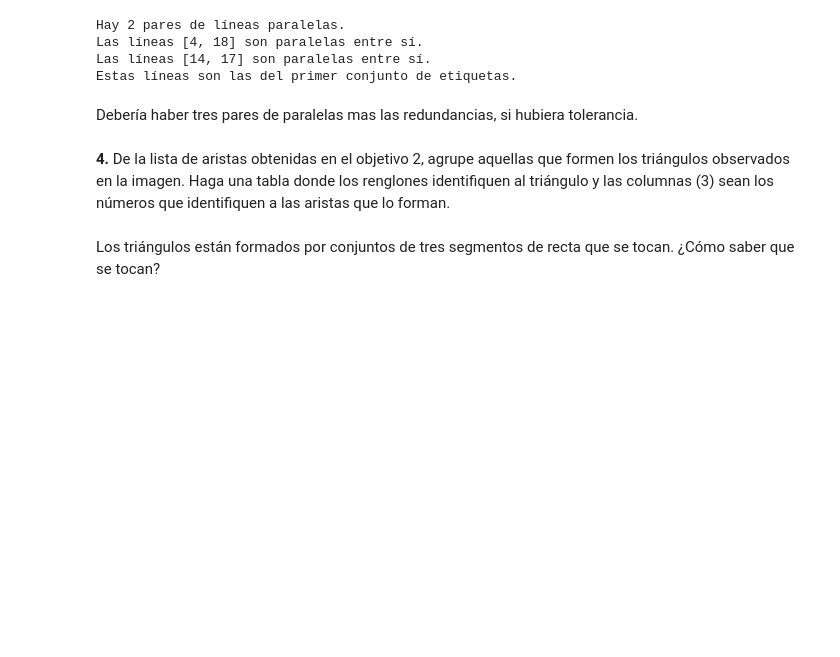
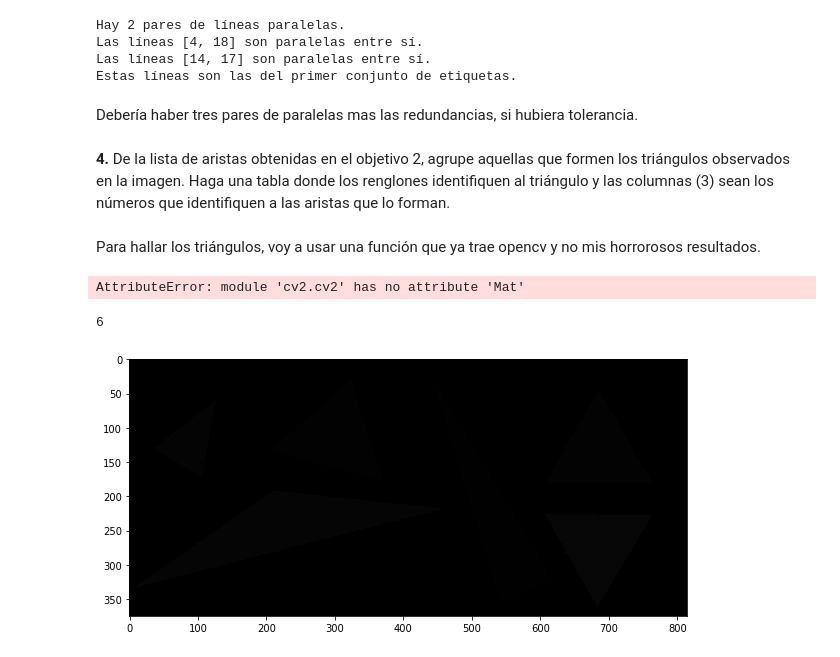
Before and after one commit to Pagutri/ProyectoAsignadoImagenes, a Jupyter notebook: Trianguleros.ipynb, the cells around one changed output. Cells and saved outputs as stored; diff of their text form; code cells hidden in the pictures; blank space fills up the shorter version.

```diff
--- a/Trianguleros.ipynb
+++ b/Trianguleros.ipynb
@@ -176,5 +181,42 @@ Estas líneas son las del primer conjunto de etiquetas.
 Debería haber tres pares de paralelas mas las redundancias, si hubiera tolerancia.
 # %% [markdown]
 __4.__ De la lista de aristas obtenidas en el objetivo 2, agrupe aquellas que formen los triángulos observados en la imagen. Haga una tabla donde los renglones identifiquen al triángulo y las columnas (3) sean los números que identifiquen a las aristas que lo forman.
-# %% [markdown]
-Los triángulos están formados por conjuntos de tres segmentos de recta que se tocan. ¿Cómo saber que se tocan?
+# %% [markdown]
+Para hallar los triángulos, voy a usar una función que ya trae opencv y no mis horrorosos resultados.
+# %%
+# Código tomado de https://docs.opencv.org/3.4/dc/dcf/tutorial_js_contour_features.html
+# pero está en C++ :((
+src = cv.imread('images/prueba.jpg')
+dst = cv.Mat.zeros(src.rows, src.cols, cv.CV_8UC3)
+cv.cvtColor(src, src, cv.COLOR_RGBA2GRAY, 0)
+cv.threshold(src, src, 100, 200, cv.THRESH_BINARY)
+contours = cv.MatVector()
+hierarchy = cv.Mat()
+poly = cv.MatVector()
+cv.findContours(src, contours, hierarchy, cv.RETR_CCOMP, cv.CHAIN_APPROX_SIMPLE)
+# approximates each contour to polygon
+for i in range(contours.size):
+    tmp = cv.Mat()
+    cnt = contours.get(i)
+    # You can try more different parameters
+    cv.approxPolyDP(cnt, tmp, 3, true)
+    poly.push_back(tmp)
+
+## draw contours with random Scalar
+for i in range(contours.size):
+    color = cv.Scalar(Math.round(Math.random() * 255), Math.round(Math.random() * 255),
+                              Math.round(Math.random() * 255))
+    cv.drawContours(dst, poly, i, color, 1, 8, hierarchy, 0)
+
+cv.imshow(dst)
+# %% [output]
+AttributeError: module 'cv2.cv2' has no attribute 'Mat'
+# %%
+imgb2c = cv.cvtColor(imgu8, cv.COLOR_GRAY2BGR)
+label_image, n_objs = label(imgb2c, return_num=True)
+fig, ax = plt.subplots(figsize=(10, 10))
+ax.imshow(label_image)
+print(n_objs)
+# %% [output]
+6
+[figure, added]
```
Also changed, not shown: parts of 2 cells of this notebook, 1 other file.
